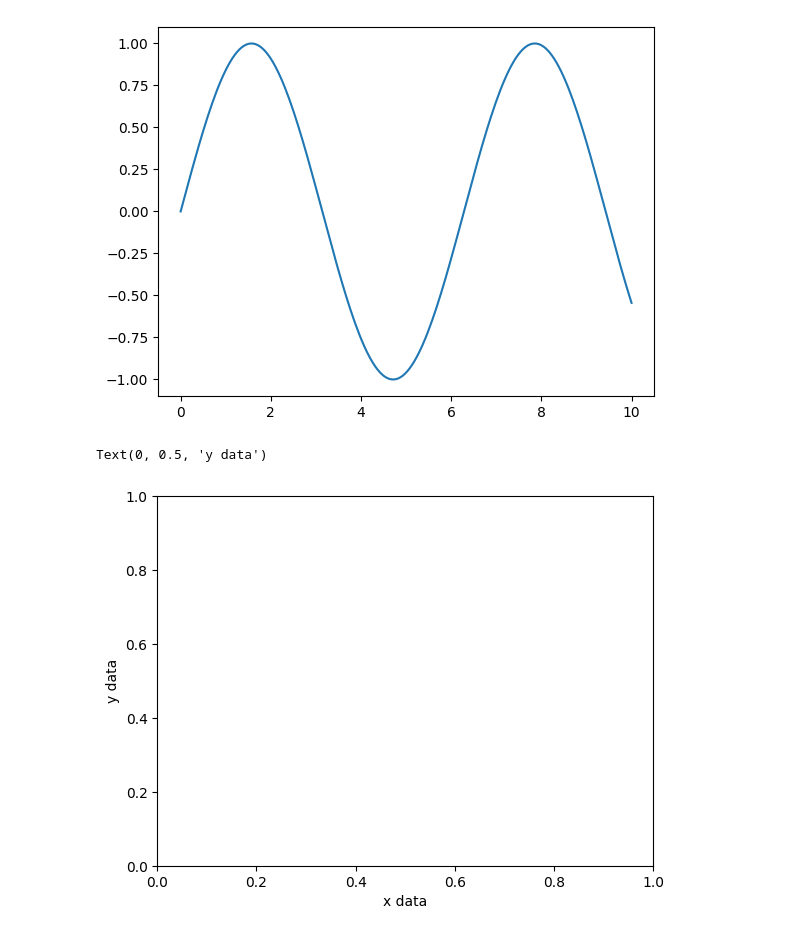
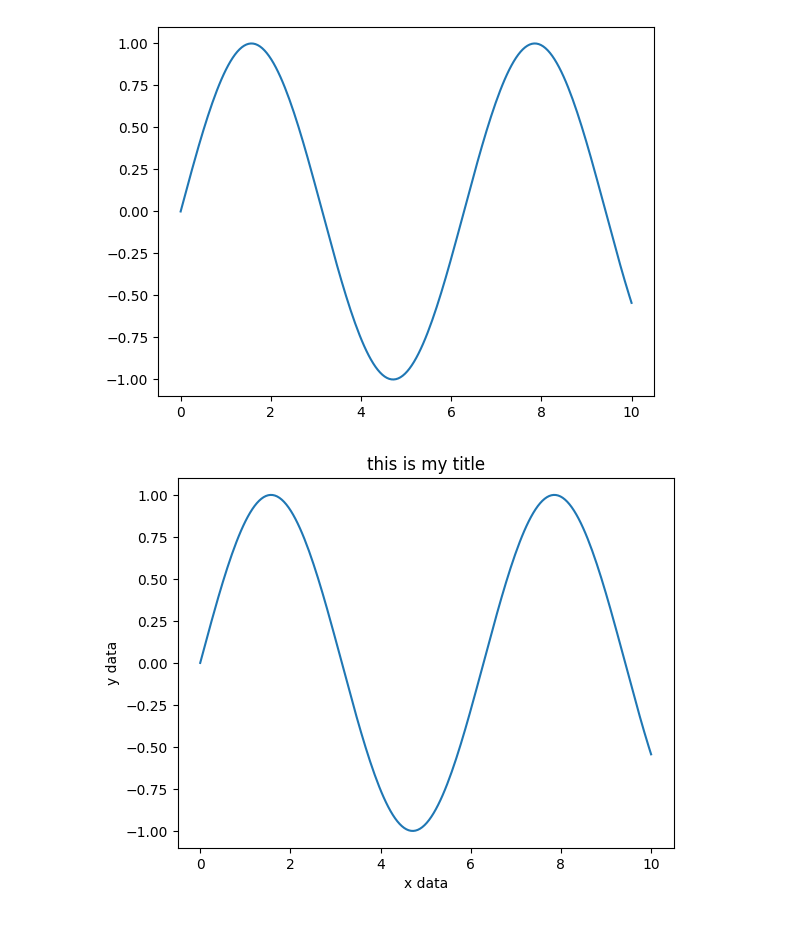
Before and after one commit to omkarpattnaik8080/Matplotlib01, a Jupyter notebook: Matplotlib01.ipynb, the cells around one changed output. Saved outputs shown, nothing was run; the diff lists cells and outputs as text; code cells hidden in the pictures.

```diff
--- a/Matplotlib01.ipynb
+++ b/Matplotlib01.ipynb
@@ -54,8 +54,10 @@ plt.plot(x,y)
 [<matplotlib.lines.Line2D at 0x...>]
 [figure]
 # %%
+plt.plot(x,y)
 plt.xlabel("x data")
 plt.ylabel("y data")
+plt.title("this is my title")
+plt.show()
 # %% [output]
-Text(0, 0.5, 'y data')
-[figure, old version]
+[figure, new version]
```
